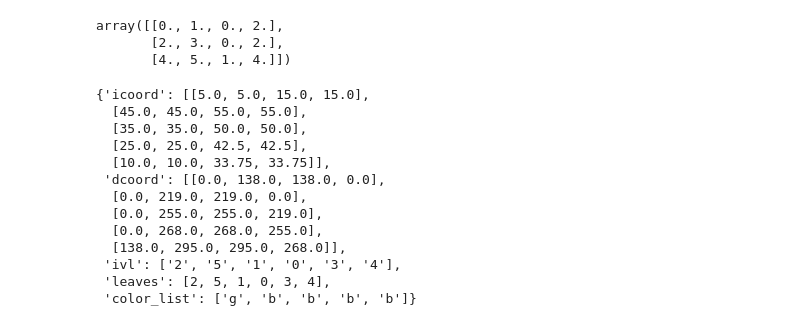
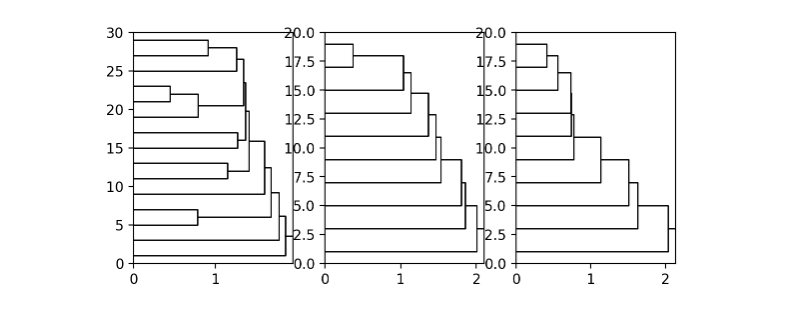
Before and after one commit to Marsilea-viz/marsilea, a Jupyter notebook: dendrogram.ipynb, the cells around one changed output. Drawn from its saved outputs; the diff is of its cells as text; code cells hidden in the pictures.

```diff
--- a/dendrogram.ipynb
+++ b/dendrogram.ipynb
@@ -1,6 +1,16 @@
 # %%
+%config InlineBackend.figure_format = 'retina'
 from scipy.cluster import hierarchy
 import numpy as np
 import matplotlib.pyplot as plt
+from matplotlib.gridspec import GridSpec
+
+from hmr import Reloader
+import heatgraphy as hg
+
+hg = Reloader(hg)
 # %%
-data = np.random.randint(0, 10, (3, 3))
+data = np.random.randint(0, 10, (10, 3))
+
+data_count = np.array([15, 10, 10])
+datasets = [np.random.randn(c, 3) for c in data_count]
@@ -47,6 +16,0 @@ dn = hierarchy.dendrogram(Z)
-# %%
-Z
-# %% [output]
-array([[0., 1., 0., 2.],
-       [2., 3., 0., 2.],
-       [4., 5., 1., 4.]])
@@ -55,16 +17,7 @@ dn = hierarchy.dendrogram(Z, no_plot=True)
-# %%
-dn
-# %% [output]
-{'icoord': [[5.0, 5.0, 15.0, 15.0],
-  [45.0, 45.0, 55.0, 55.0],
-  [35.0, 35.0, 50.0, 50.0],
-  [25.0, 25.0, 42.5, 42.5],
-  [10.0, 10.0, 33.75, 33.75]],
- 'dcoord': [[0.0, 138.0, 138.0, 0.0],
-  [0.0, 219.0, 219.0, 0.0],
-  [0.0, 255.0, 255.0, 219.0],
-  [0.0, 268.0, 268.0, 255.0],
-  [138.0, 295.0, 295.0, 268.0]],
- 'ivl': ['2', '5', '1', '0', '3', '4'],
- 'leaves': [2, 5, 1, 0, 3, 4],
- 'color_list': ['g', 'b', 'b', 'b', 'b']}
+# %%
+_, axes = plt.subplots(1, 3, figsize=(7, 3))
+for data, ax in zip(datasets, axes):
+    dg = hg.Dendrogram(data)
+    dg.draw(ax, orient="v", add_root=True)
+# %% [output]
+[figure, added]
```
Also changed, not shown: parts of 15 cells of this notebook, 10 other files.
